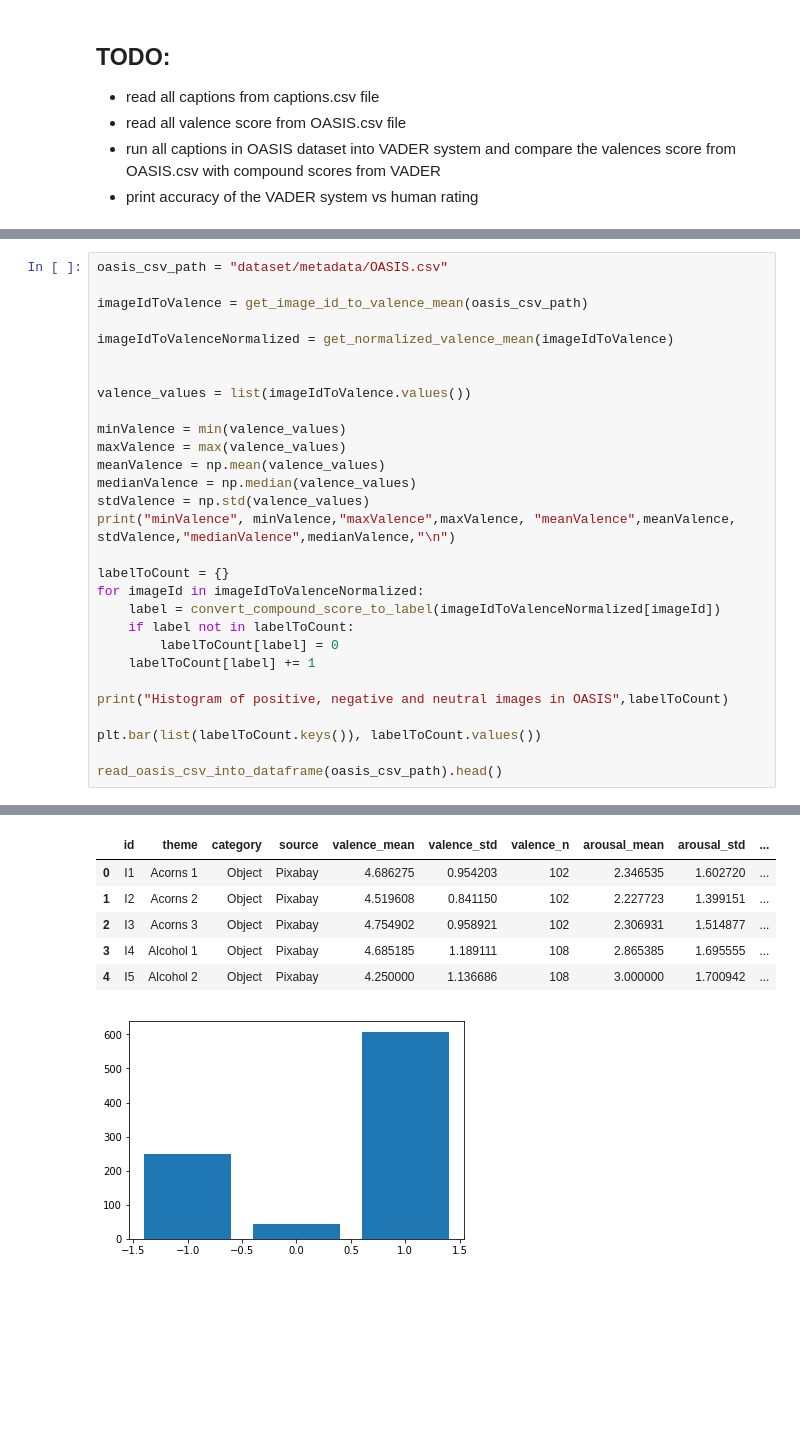
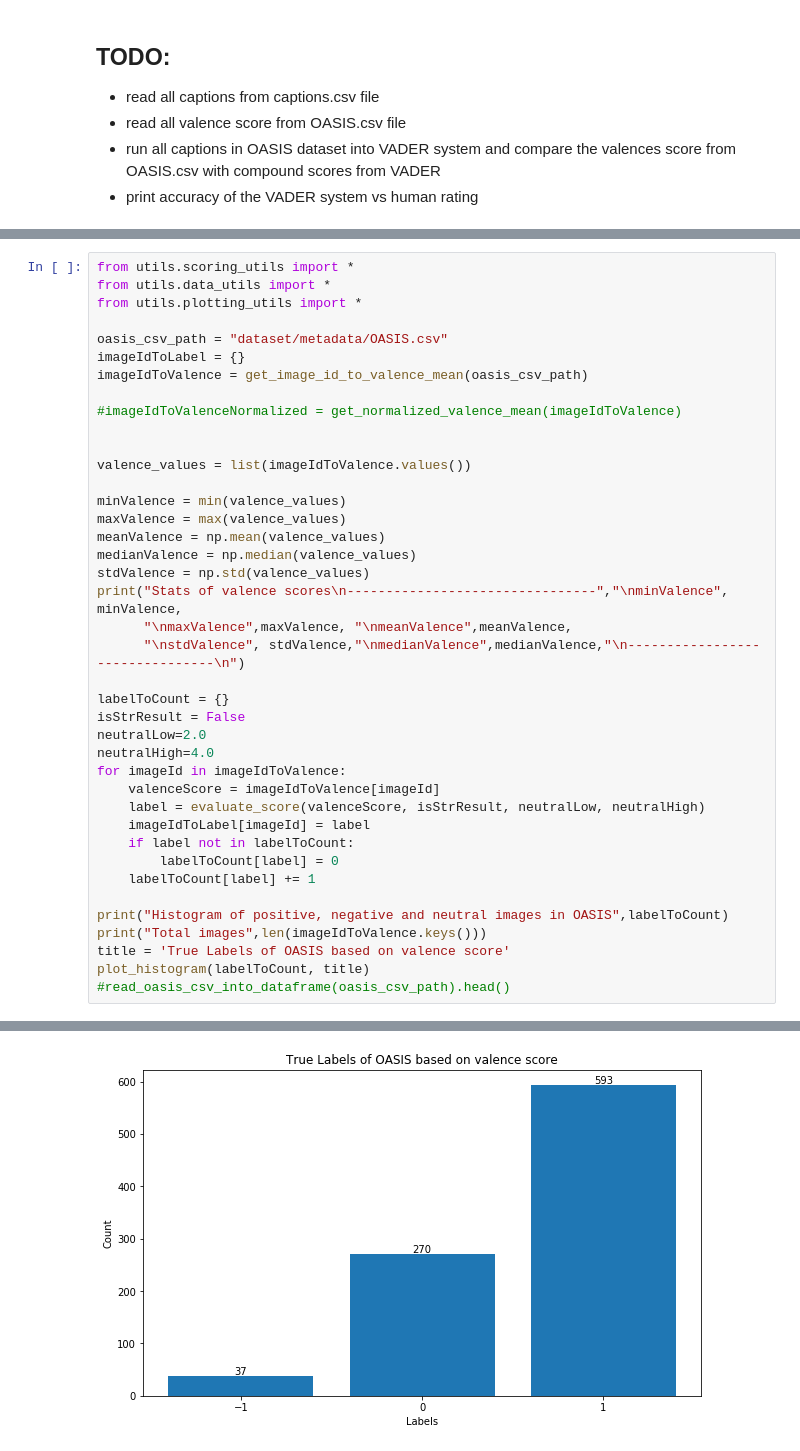
Before and after one commit to elkhand/human-emotions-classifier, a Jupyter notebook: Evaluating-Image-Captions-With-VADER.ipynb, the cells around one changed output, grey strips where cells are left out. Drawn from its saved outputs; the diff is of its cells as text; blank space fills up the shorter version.

```diff
--- a/Evaluating-Image-Captions-With-VADER.ipynb
+++ b/Evaluating-Image-Captions-With-VADER.ipynb
@@ -92,9 +133,13 @@ An enormous mushroom cloud rises from Bikini Atoll.
 # %%
+from utils.scoring_utils import *
+from utils.data_utils import *
+from utils.plotting_utils import *
+
 oasis_csv_path = "dataset/metadata/OASIS.csv"
-
+imageIdToLabel = {}
 imageIdToValence = get_image_id_to_valence_mean(oasis_csv_path)
 
-imageIdToValenceNormalized = get_normalized_valence_mean(imageIdToValence)
+#imageIdToValenceNormalized = get_normalized_valence_mean(imageIdToValence)
 
 
 valence_values = list(imageIdToValence.values())
@@ -104,18 +149,25 @@ maxValence = max(valence_values)
 meanValence = np.mean(valence_values)
 medianValence = np.median(valence_values)
 stdValence = np.std(valence_values)
-print("minValence", minValence,"maxValence",maxValence, "meanValence",meanValence, stdValence,"medianValence",medianValence,"\n")
+print("Stats of valence scores\n--------------------------------","\nminValence", minValence,
+      "\nmaxValence",maxValence, "\nmeanValence",meanValence,
+      "\nstdValence", stdValence,"\nmedianValence",medianValence,"\n--------------------------------\n")
 
 labelToCount = {}
-for imageId in imageIdToValenceNormalized:
-    label = convert_compound_score_to_label(imageIdToValenceNormalized[imageId])
+isStrResult = False
+neutralLow=2.0
+neutralHigh=4.0
+for imageId in imageIdToValence:
+    valenceScore = imageIdToValence[imageId]
+    label = evaluate_score(valenceScore, isStrResult, neutralLow, neutralHigh)
+    imageIdToLabel[imageId] = label
     if label not in labelToCount:
         labelToCount[label] = 0
     labelToCount[label] += 1
 
 print("Histogram of positive, negative and neutral images in OASIS",labelToCount)
-
-plt.bar(list(labelToCount.keys()), labelToCount.values())
-
-read_oasis_csv_into_dataframe(oasis_csv_path).head()
+print("Total images",len(imageIdToValence.keys()))
+title = 'True Labels of OASIS based on valence score'
+plot_histogram(labelToCount, title)
+#read_oasis_csv_into_dataframe(oasis_csv_path).head()
 # %% [output]
@@ -125,7 +186 @@ Histogram of positive, negative and neutral images in OASIS {1: 608, -1: 248, 0:
-|  | id | theme | category | source | valence_mean | valence_std | valence_n | arousal_mean | arousal_std | ... |
-| 0 | I1 | Acorns 1 | Object | Pixabay | 4.686275 | 0.954203 | 102 | 2.346535 | 1.602720 | ... |
-| 1 | I2 | Acorns 2 | Object | Pixabay | 4.519608 | 0.841150 | 102 | 2.227723 | 1.399151 | ... |
-| 2 | I3 | Acorns 3 | Object | Pixabay | 4.754902 | 0.958921 | 102 | 2.306931 | 1.514877 | ... |
-| 3 | I4 | Alcohol 1 | Object | Pixabay | 4.685185 | 1.189111 | 108 | 2.865385 | 1.695555 | ... |
-| 4 | I5 | Alcohol 2 | Object | Pixabay | 4.250000 | 1.136686 | 108 | 3.000000 | 1.700942 | ... |
-[figure, old version]
+[figure, new version]
```
Also changed, not shown: parts of 19 cells of this notebook, 1 other file.
